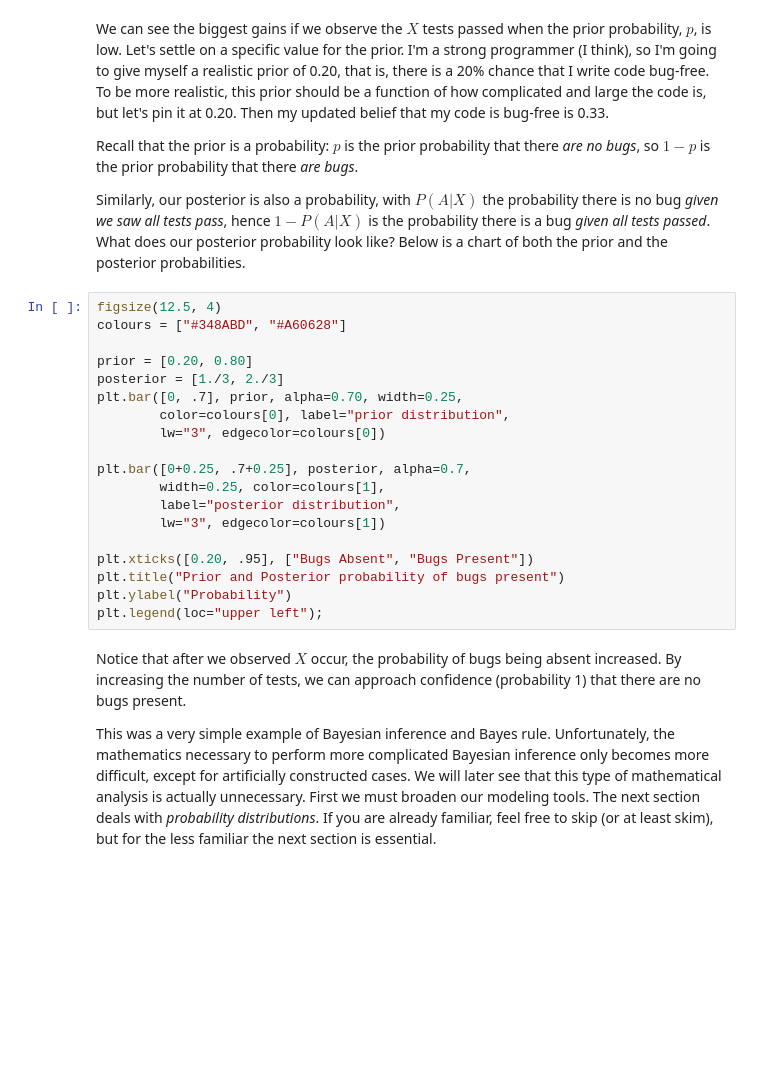
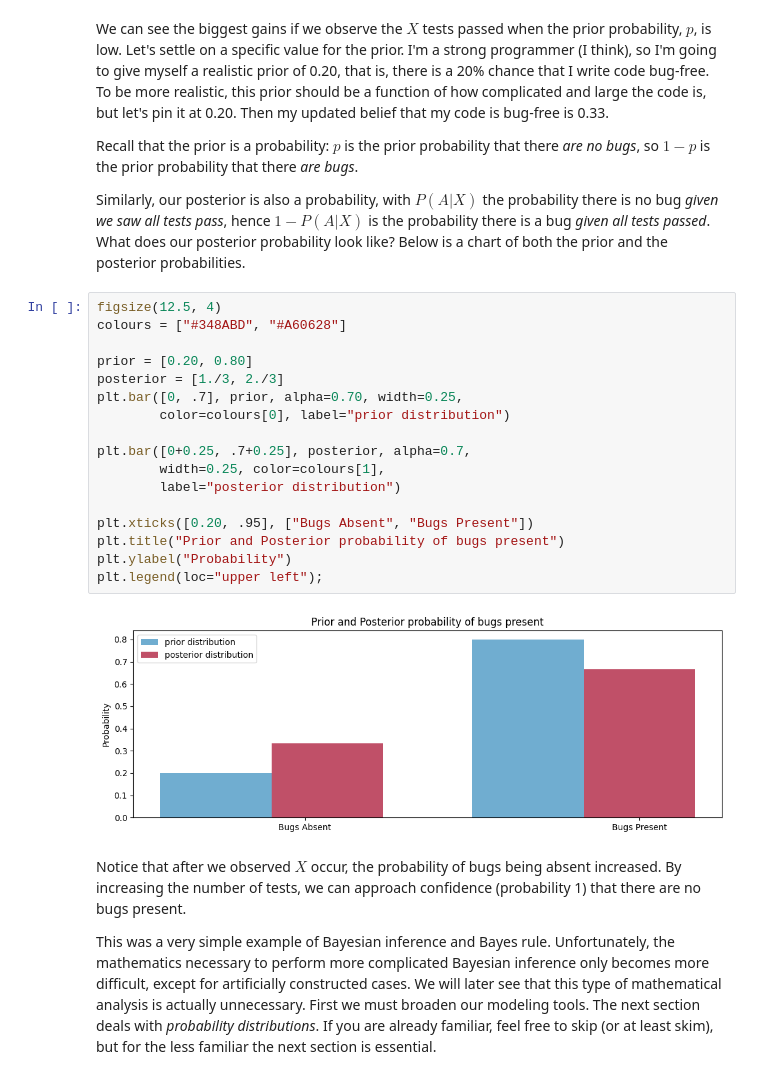
Before and after one commit to dpendleton22/Clustering_and_DimReduction, a Jupyter notebook: Chapter1_Introduction/Chapter1_Introduction.ipynb, the cells around one changed output. Drawn from its saved outputs; the diff is of its cells as text; blank space fills up the shorter version.

```diff
--- a/Chapter1_Introduction/Chapter1_Introduction.ipynb
+++ b/Chapter1_Introduction/Chapter1_Introduction.ipynb
@@ -223,22 +225,22 @@ Similarly, our posterior is also a probability, with $P(A | X)$ the probability
 # %%
 figsize(12.5, 4)
 colours = ["#348ABD", "#A60628"]
 
 prior = [0.20, 0.80]
 posterior = [1./3, 2./3]
 plt.bar([0, .7], prior, alpha=0.70, width=0.25,
-        color=colours[0], label="prior distribution",
-        lw="3", edgecolor=colours[0])
+        color=colours[0], label="prior distribution")
 
 plt.bar([0+0.25, .7+0.25], posterior, alpha=0.7,
         width=0.25, color=colours[1],
-        label="posterior distribution",
-        lw="3", edgecolor=colours[1])
+        label="posterior distribution")
 
 plt.xticks([0.20, .95], ["Bugs Absent", "Bugs Present"])
 plt.title("Prior and Posterior probability of bugs present")
 plt.ylabel("Probability")
 plt.legend(loc="upper left");
+# %% [output]
+[figure, added]
 # %% [markdown]
 Notice that after we observed $X$ occur, the probability of bugs being absent increased. By increasing the number of tests, we can approach confidence (probability 1) that there are no bugs present.
 
```
Also changed, not shown: parts of 3 cells of this notebook.
